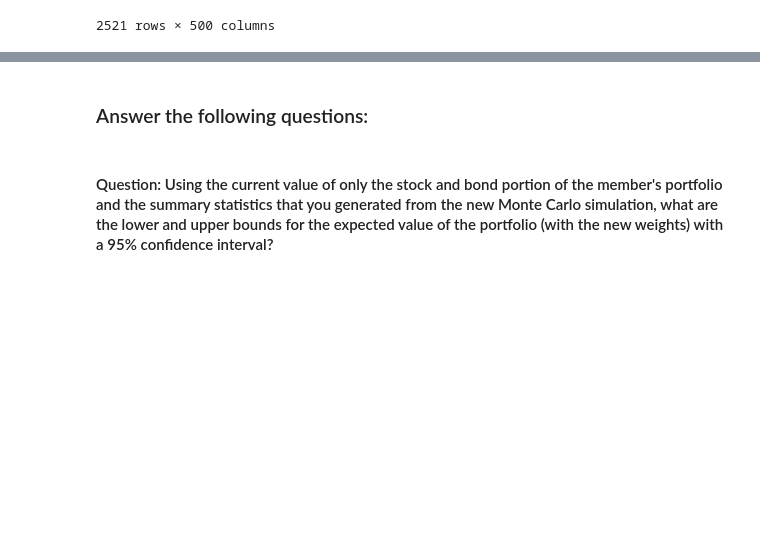
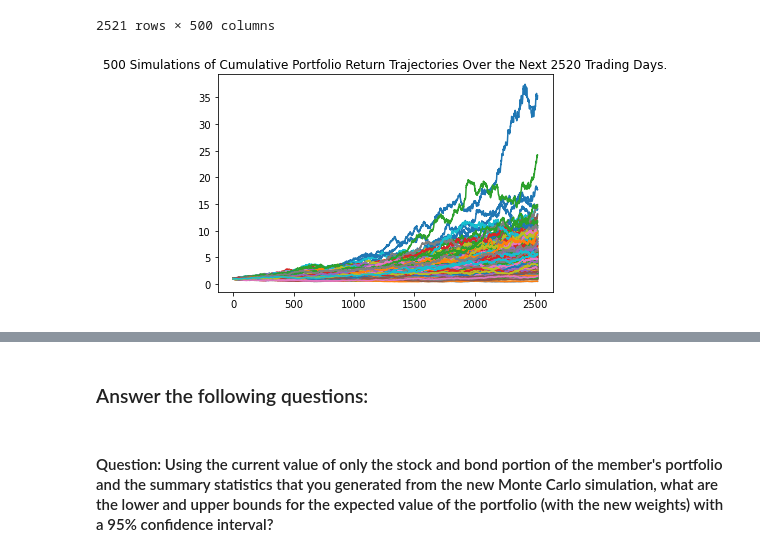
Before and after one commit to ForrestSurles/Retirement_Portfolio_Planner, a Jupyter notebook: financial_planning_tools.ipynb, the cells around one changed output, grey strips where cells are left out. Cells and saved outputs as stored; diff of their text form; code cells hidden in the pictures; blank space fills up the shorter version.

Commit message:
Generate 10 year sim plots and statistics table

```diff
--- a/financial_planning_tools.ipynb
+++ b/financial_planning_tools.ipynb
@@ -682,7 +682,9 @@ Running Monte Carlo simulation number 490.
 # %%
 # Visualize the 10-year Monte Carlo simulation by creating an
 # overlay line plot
-# YOUR CODE HERE
+MC_ten_year_line_plot = MC_ten_year.plot_simulation()
+# %% [output]
+[figure, added]
 # %%
 # Visualize the probability distribution of the 10-year Monte Carlo simulation
 # by plotting a histogram
```
Also changed, not shown: parts of 2 cells of this notebook.
